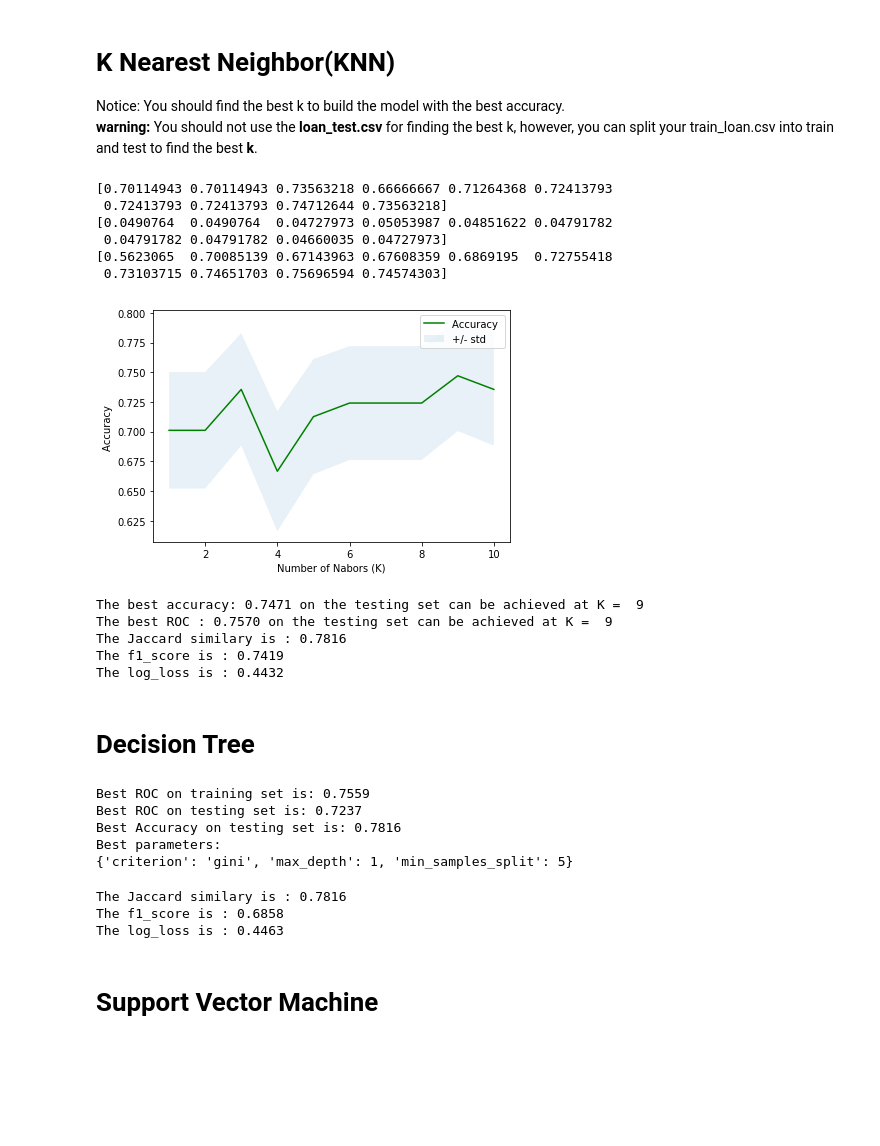
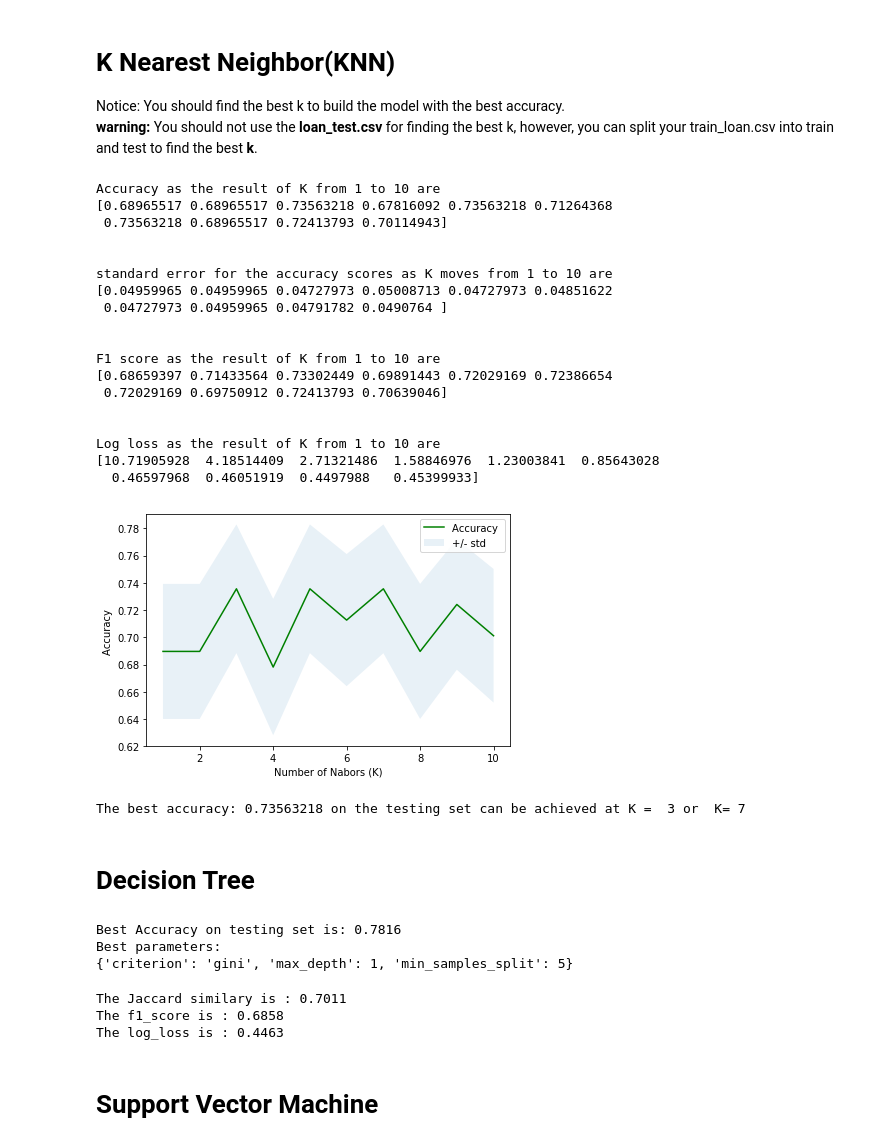
Before and after one commit to jingjingz1114/ML-for-python, a Jupyter notebook: ML with Python Final project.ipynb, the cells around one changed output. Drawn from its saved outputs; the diff is of its cells as text; code cells hidden in the pictures; blank space fills up the shorter version.

```diff
--- a/ML with Python Final project.ipynb
+++ b/ML with Python Final project.ipynb
@@ -281,3 +267,8 @@ print ('Test set:', X_test.shape,  y_test.shape)
 # %% [output]
 Train set: (259, 8) (259,)
 Test set: (87, 8) (87,)
+# %%
+X_train = preprocessing.StandardScaler().fit(X_train).transform(X_train)
+X_test = preprocessing.StandardScaler().fit(X_test).transform(X_test)
+print(X_train[0:5])
+print(X_test[0:5])
@@ -308,56 +323,68 @@ from sklearn import metrics
 K =11
 mean_acc = np.zeros(K-1)
 std_acc = np.zeros(K-1)
-roc = np.zeros(K-1)
+F1_score = np.zeros(K-1)
+Log_loss = np.zeros(K-1)
+
 ConfusionMX = [];
 for n in range(1,K):
     #train model and predict
     clf = KNeighborsClassifier(n_neighbors = n).fit(X_train, y_train)
 
     y_test_prob= clf.predict_proba(X_test)[:, 1]
-    roc[n-1] = metrics.roc_auc_score(y_test, y_test_prob)
+    #roc[n-1] = metrics.roc_auc_score(y_test, y_test_prob)
 
     y_test_predict = clf.predict(X_test)
     mean_acc[n-1] = metrics.accuracy_score(y_test, y_test_predict)
     std_acc[n-1] = np.std(y_test_predict == y_test)/np.sqrt(y_test_predict.shape[0])
+    F1_score[n-1] = f1_score(y_test, y_test_predict, average='weighted')
+    Log_loss[n-1] = log_loss(y_test,y_test_prob, normalize=True)
 
+print("Accuracy as the result of K from 1 to 10 are")
 print(mean_acc)
+print("\n")
+
+print("standard error for the accuracy scores as K moves from 1 to 10 are")
 print(std_acc)
-print(roc)
+print("\n")
+
+print("F1 score as the result of K from 1 to 10 are")
+print(F1_score)
+print("\n")
+print("Log loss as the result of K from 1 to 10 are")
+print(Log_loss)
 # %% [output]
-[0.70114943 0.70114943 0.73563218 0.66666667 0.71264368 0.72413793
- 0.72413793 0.72413793 0.74712644 0.73563218]
-[0.0490764  0.0490764  0.04727973 0.05053987 0.04851622 0.04791782
- 0.04791782 0.04791782 0.04660035 0.04727973]
-[0.5623065  0.70085139 0.67143963 0.67608359 0.6869195  0.72755418
- 0.73103715 0.74651703 0.75696594 0.74574303]
+Accuracy as the result of K from 1 to 10 are
+[0.68965517 0.68965517 0.73563218 0.67816092 0.73563218 0.71264368
+ 0.73563218 0.68965517 0.72413793 0.70114943]
+
+
+standard error for the accuracy scores as K moves from 1 to 10 are
+[0.04959965 0.04959965 0.04727973 0.05008713 0.04727973 0.04851622
+ 0.04727973 0.04959965 0.04791782 0.0490764 ]
+
+
+F1 score as the result of K from 1 to 10 are
+[0.68659397 0.71433564 0.73302449 0.69891443 0.72029169 0.72386654
+ 0.72029169 0.69750912 0.72413793 0.70639046]
+
+
+Log loss as the result of K from 1 to 10 are
+[10.71905928  4.18514409  2.71321486  1.58846976  1.23003841  0.85643028
+  0.46597968  0.46051919  0.4497988   0.45399933]
 # %%
 plt.plot(range(1,K),mean_acc,'g')
 plt.fill_between(range(1,K),mean_acc - 1 * std_acc,mean_acc + 1 * std_acc, alpha=0.10)
 plt.legend(('Accuracy ', '+/- std'))
 plt.ylabel('Accuracy ')
 plt.xlabel('Number of Nabors (K)')
 plt.tight_layout()
 plt.show()
 
-print("The best accuracy: %.4f on the testing set can be achieved at K =  %.f" % (mean_acc.max(), mean_acc.argmax()+1))
-print("The best ROC : %.4f on the testing set can be achieved at K =  %.f" % (roc.max(), roc.argmax()+1))
-
-
-
-y_test_predict = KNeighborsClassifier(n_neighbors = 9).fit(X_train, y_train).predict(X_test)
-y_test_prob = KNeighborsClassifier(n_neighbors = 9).fit(X_train, y_train).predict_proba(X_test)
-
-print("The Jaccard similary is : %.4f" % jaccard_similarity_score(y_test, clf.predict(X_test), normalize=True))
-print("The f1_score is : %.4f" % f1_score(y_test, y_test_predict, average='weighted'))
-print("The log_loss is : %.4f" % log_loss(y_test,y_test_prob, normalize=True))
+print("The best accuracy: %.8f on the testing set can be achieved at K =  3 or  K= 7 " %  (mean_acc.max()))
 # %% [output]
-[figure, old version]
+[figure, new version]
-The best accuracy: 0.7471 on the testing set can be achieved at K =  9
-The best ROC : 0.7570 on the testing set can be achieved at K =  9
-The Jaccard similary is : 0.7816
-The f1_score is : 0.7419
-The log_loss is : 0.4432
+The best accuracy: 0.73563218 on the testing set can be achieved at K =  3 or  K= 7
 # %% [markdown]
 # Decision Tree
 # %%
@@ -369,19 +396,16 @@ clf_tree = DecisionTreeClassifier()
 grid2 = GridSearchCV(clf_tree,parameters, cv =5)
 grid2.fit(X_train,y_train)
 y_train_prob2 = grid2.predict_proba(X_train)[:,1]
-auc_score_train2 = metrics.roc_auc_score(y_train, y_train_prob2)
+
 
 y_test_prob2  = grid2.predict_proba(X_test)[:,1]
-auc_score_test2 = metrics.roc_auc_score(y_test, y_test_prob2)
+
 y_test_predict2 = grid2.predict(X_test)
 
-print("Best ROC on training set is: %.4f" % auc_score_train2)
-print("Best ROC on testing set is: %.4f" % auc_score_test2)
+
 print("Best Accuracy on testing set is: %.4f" % metrics.accuracy_score(y_test, y_test_predict2))
 print("Best parameters: \n{}".format(grid2.best_params_))
 # %% [output]
-Best ROC on training set is: 0.7559
-Best ROC on testing set is: 0.7237
 Best Accuracy on testing set is: 0.7816
 Best parameters:
 {'criterion': 'gini', 'max_depth': 1, 'min_samples_split': 5}
@@ -393,7 +417,7 @@ print("The Jaccard similary is : %.4f" % jaccard_similarity_score(y_test, clf.pr
 print("The f1_score is : %.4f" % f1_score(y_test, y_test_predict, average='weighted'))
 print("The log_loss is : %.4f" % log_loss(y_test,y_test_prob, normalize=True))
 # %% [output]
-The Jaccard similary is : 0.7816
+The Jaccard similary is : 0.7011
 The f1_score is : 0.6858
 The log_loss is : 0.4463
 # %% [markdown]
```
Also changed, not shown: parts of 20 cells of this notebook.
